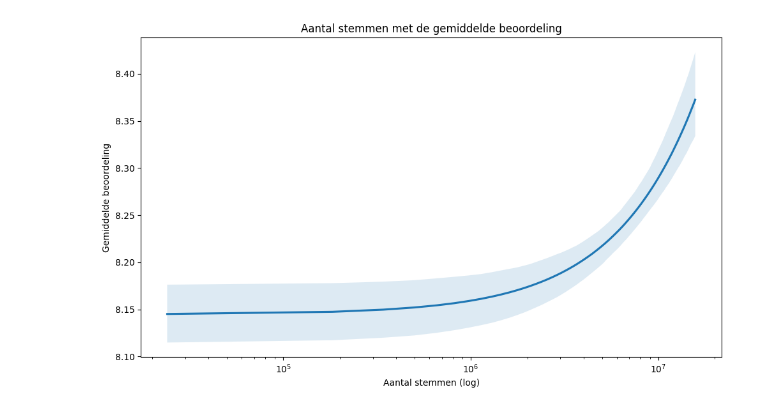
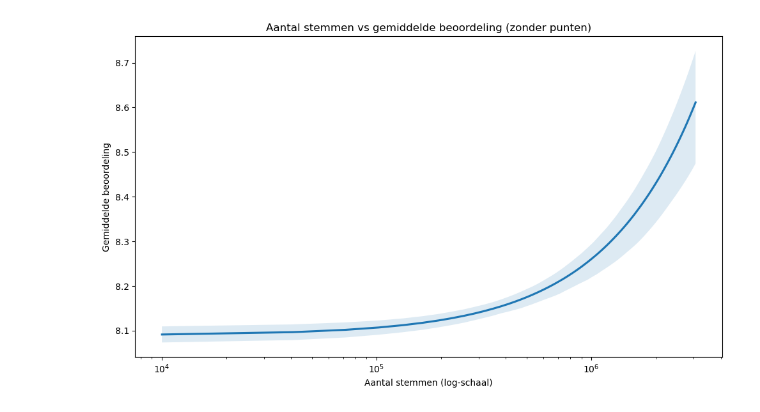
Before and after one commit to WuStanley2006/InfoVis, a Jupyter notebook: Regressieplot.ipynb, the cells around one changed output. Drawn from its saved outputs; the diff is of its cells as text; code cells hidden in the pictures.

Commit message:
changed graph

```diff
--- a/Regressieplot.ipynb
+++ b/Regressieplot.ipynb
@@ -1,19 +1,19 @@
 # %%
 import seaborn as sns
 import matplotlib.pyplot as plt
 import pandas as pd
 
-df = pd.read_csv("combined_stats_by_year.csv")
+df = pd.read_csv("movies.csv")
 
 plt.figure(figsize=(10, 6))
-sns.regplot(data=df, x="total_votes", y="mean_rating",
-            scatter=False)
+sns.regplot(data=df, x="numVotes", y="averageRating",
+            scatter=False)  # geen punten meer!
 
 plt.xscale("log")
-plt.title("Aantal stemmen met de gemiddelde beoordeling")
-plt.xlabel("Aantal stemmen (log)")
+plt.title("Aantal stemmen vs gemiddelde beoordeling (zonder punten)")
+plt.xlabel("Aantal stemmen (log-schaal)")
 plt.ylabel("Gemiddelde beoordeling")
 plt.tight_layout()
 plt.show()
 # %% [output]
-[figure, old version]
+[figure, new version]
```
